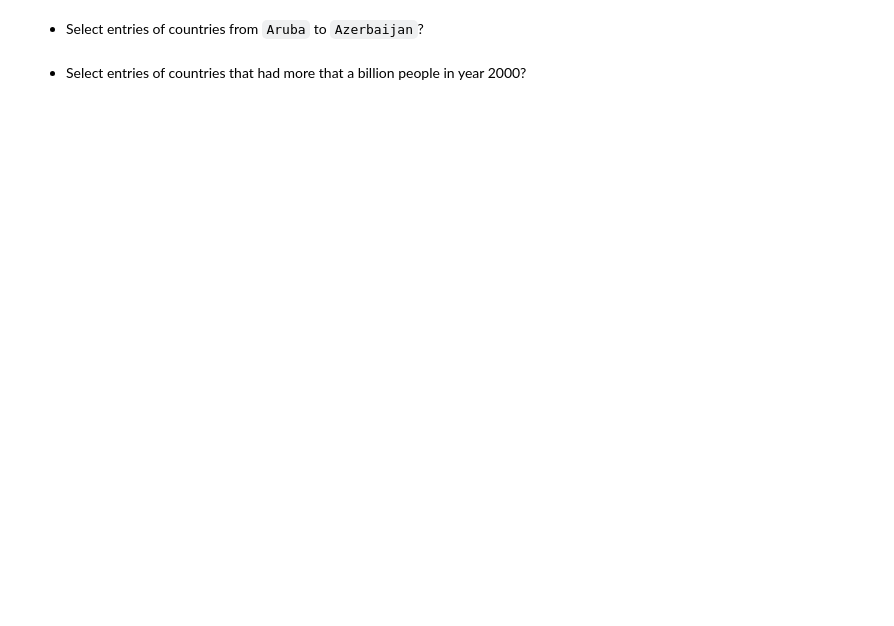
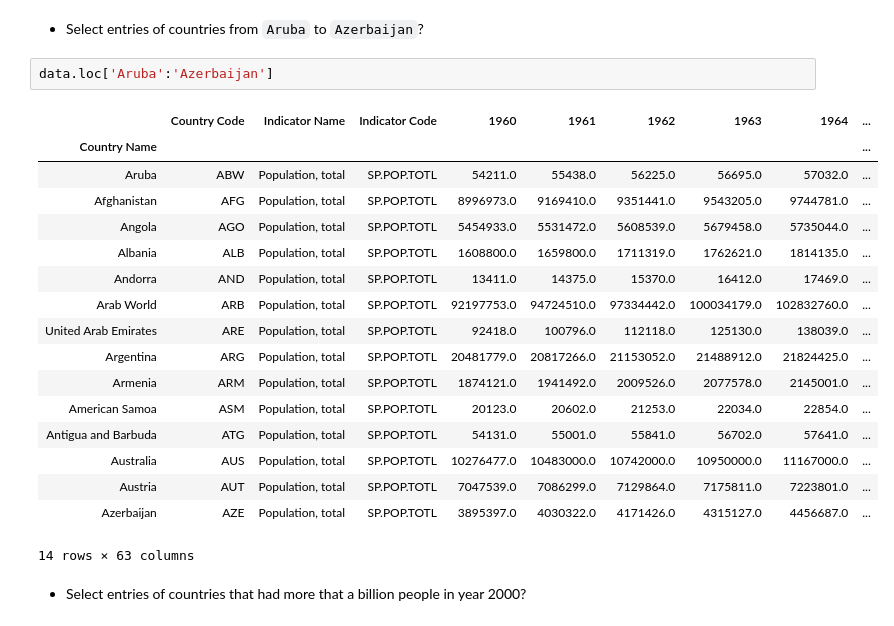
Before and after one commit to hanisaf/mist5730-fall2019, a Jupyter notebook: 14-warmup-sol.ipynb, the cells around one changed output. Saved outputs shown, nothing was run; the diff lists cells and outputs as text; blank space fills up the shorter version.

```diff
--- a/14-warmup-sol.ipynb
+++ b/14-warmup-sol.ipynb
@@ -163,4 +190,24 @@ Name: 2018, dtype: float64
 # %% [markdown]
 - Select entries of countries from `Aruba` to `Azerbaijan`?
+# %%
+data.loc['Aruba':'Azerbaijan']
+# %% [output]
+|  | Country Code | Indicator Name | Indicator Code | 1960 | 1961 | 1962 | 1963 | 1964 | ... |
+| Country Name |  |  |  |  |  |  |  |  | ... |
+| Aruba | ABW | Population, total | SP.POP.TOTL | 54211.0 | 55438.0 | 56225.0 | 56695.0 | 57032.0 | ... |
+| Afghanistan | AFG | Population, total | SP.POP.TOTL | 8996973.0 | 9169410.0 | 9351441.0 | 9543205.0 | 9744781.0 | ... |
+| Angola | AGO | Population, total | SP.POP.TOTL | 5454933.0 | 5531472.0 | 5608539.0 | 5679458.0 | 5735044.0 | ... |
+| Albania | ALB | Population, total | SP.POP.TOTL | 1608800.0 | 1659800.0 | 1711319.0 | 1762621.0 | 1814135.0 | ... |
+| Andorra | AND | Population, total | SP.POP.TOTL | 13411.0 | 14375.0 | 15370.0 | 16412.0 | 17469.0 | ... |
+| Arab World | ARB | Population, total | SP.POP.TOTL | 92197753.0 | 94724510.0 | 97334442.0 | 100034179.0 | 102832760.0 | ... |
+| United Arab Emirates | ARE | Population, total | SP.POP.TOTL | 92418.0 | 100796.0 | 112118.0 | 125130.0 | 138039.0 | ... |
+| Argentina | ARG | Population, total | SP.POP.TOTL | 20481779.0 | 20817266.0 | 21153052.0 | 21488912.0 | 21824425.0 | ... |
+| Armenia | ARM | Population, total | SP.POP.TOTL | 1874121.0 | 1941492.0 | 2009526.0 | 2077578.0 | 2145001.0 | ... |
+| American Samoa | ASM | Population, total | SP.POP.TOTL | 20123.0 | 20602.0 | 21253.0 | 22034.0 | 22854.0 | ... |
+| Antigua and Barbuda | ATG | Population, total | SP.POP.TOTL | 54131.0 | 55001.0 | 55841.0 | 56702.0 | 57641.0 | ... |
+| Australia | AUS | Population, total | SP.POP.TOTL | 10276477.0 | 10483000.0 | 10742000.0 | 10950000.0 | 11167000.0 | ... |
+| Austria | AUT | Population, total | SP.POP.TOTL | 7047539.0 | 7086299.0 | 7129864.0 | 7175811.0 | 7223801.0 | ... |
+| Azerbaijan | AZE | Population, total | SP.POP.TOTL | 3895397.0 | 4030322.0 | 4171426.0 | 4315127.0 | 4456687.0 | ... |
+14 rows × 63 columns
 # %% [markdown]
 - Select entries of countries that had more that a billion people in year 2000?
```
Also changed, not shown: parts of 9 cells of this notebook, 1 other file.
